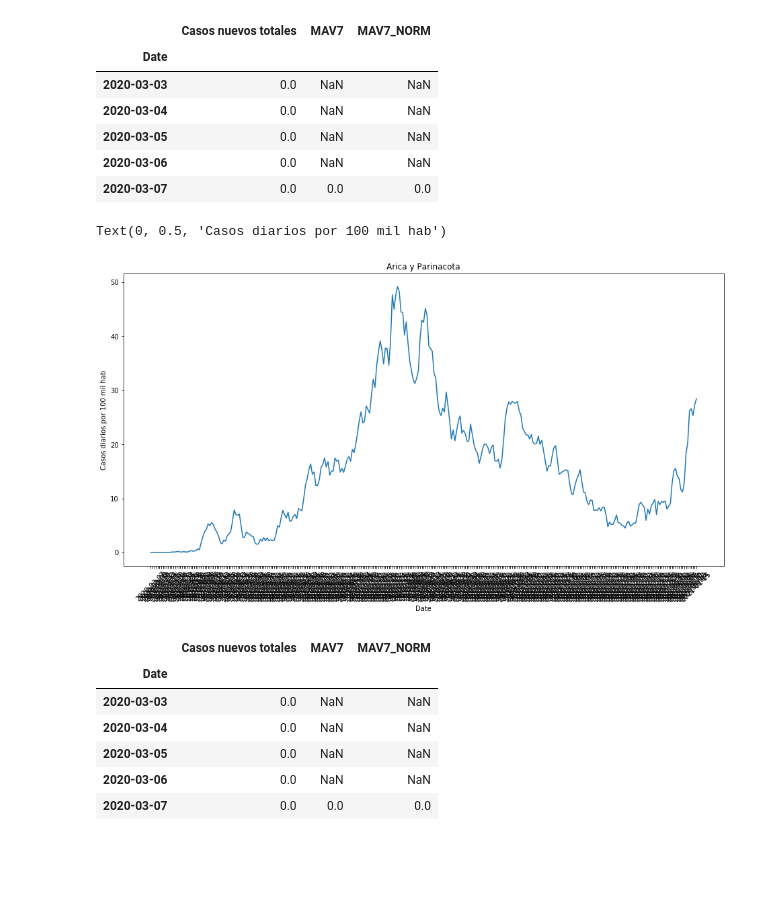
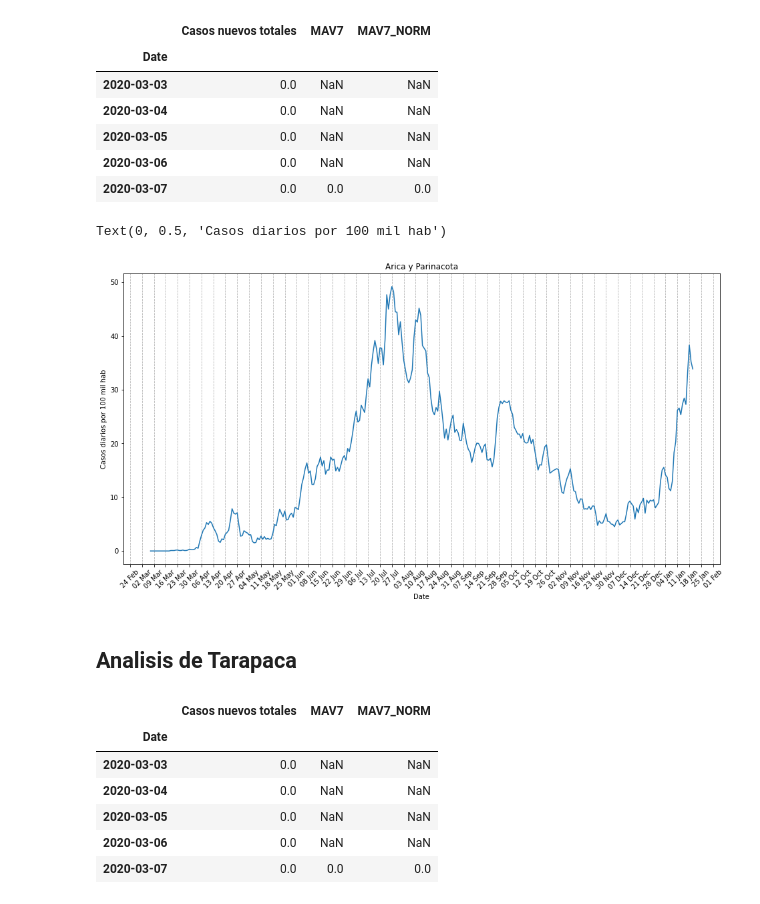
Before and after one commit to rpmunoz/covid19, a Jupyter notebook: Analisis casos diarios covid.ipynb, the cells around one changed output. Drawn from its saved outputs; the diff is of its cells as text; code cells hidden in the pictures; blank space fills up the shorter version.

Commit message:
Added code to download total regiones from MinCiencia github. Improved plots

```diff
--- a/Analisis casos diarios covid.ipynb
+++ b/Analisis casos diarios covid.ipynb
@@ -44,3 +52,5 @@ dataDF.head()
 | 2020-03-06 | NaN | NaN | 0.0 | NaN | ... |
 | 2020-03-07 | NaN | NaN | 0.0 | NaN | ... |
 5 rows × 170 columns
+# %%
+dataDF.index = pd.to_datetime(dataDF.index)
@@ -66,16 +103,19 @@ plotDF.head()
 # %%
 fig, ax = plt.subplots(figsize = (16,8))
 sns.lineplot(x=plotDF.index, y='MAV7_NORM', data=plotDF, ax=ax)
 
-#ax.xaxis.set_major_locator(mdates.WeekdayLocator(byweekday=mdates.MO, interval=1))
-#ax.xaxis.set_major_formatter(mdates.DateFormatter('%d %b'))
+ax.xaxis.set_major_locator(mdates.WeekdayLocator(byweekday=mdates.MO, interval=1))
+ax.xaxis.set_major_formatter(mdates.DateFormatter('%d %b'))
 ax.xaxis.set_tick_params(rotation=45)
+ax.xaxis.grid(True, linestyle='--')
 
 plt.title("Arica y Parinacota")
 plt.ylabel('Casos diarios por 100 mil hab')
 # %% [output]
 Text(0, 0.5, 'Casos diarios por 100 mil hab')
-[figure, old version]
+[figure, new version]
+# %% [markdown]
+## Analisis de Tarapaca
 # %%
 plotDF = pd.DataFrame(dataDF['Tarapacá']['Casos nuevos totales'])
 plotDF['MAV7'] = plotDF['Casos nuevos totales'].rolling(window=5).mean()
```
Also changed, not shown: parts of 9 cells of this notebook, 1 other file.
